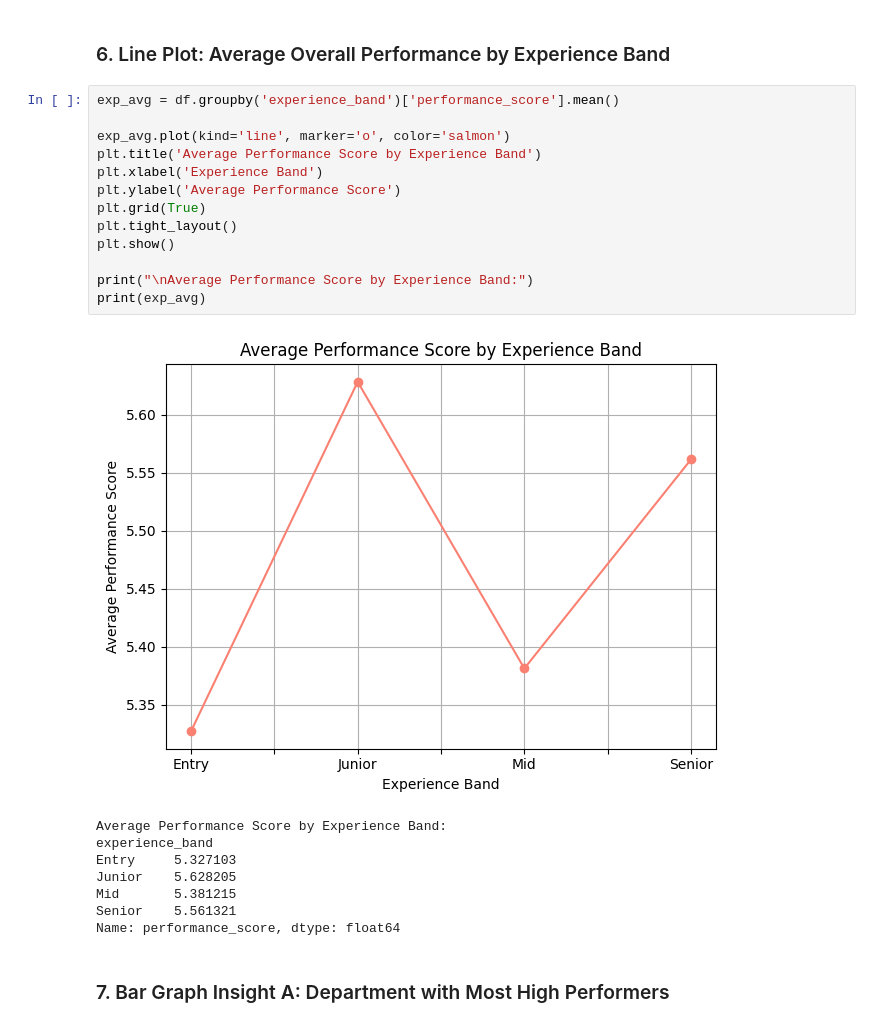
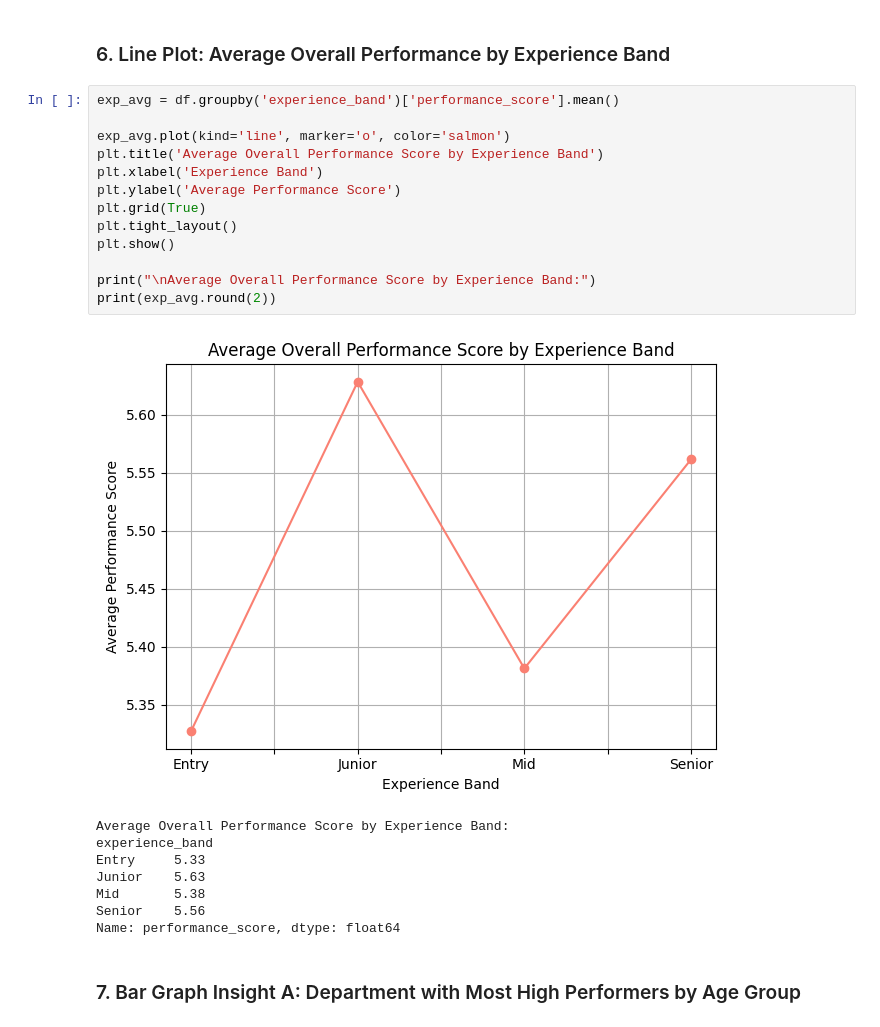
Before and after one commit to raquem-annierose/PolyTech-final-output, a Jupyter notebook: employee_performance_analysis.ipynb, the cells around one changed output. Cells and saved outputs as stored; diff of their text form.

```diff
--- a/employee_performance_analysis.ipynb
+++ b/employee_performance_analysis.ipynb
@@ -360,24 +362,24 @@ Name: count, dtype: int64
 # %%
 exp_avg = df.groupby('experience_band')['performance_score'].mean()
 
 exp_avg.plot(kind='line', marker='o', color='salmon')
-plt.title('Average Performance Score by Experience Band')
+plt.title('Average Overall Performance Score by Experience Band')
 plt.xlabel('Experience Band')
 plt.ylabel('Average Performance Score')
 plt.grid(True)
 plt.tight_layout()
 plt.show()
 
-print("\nAverage Performance Score by Experience Band:")
-print(exp_avg)
+print("\nAverage Overall Performance Score by Experience Band:")
+print(exp_avg.round(2))
 # %% [output]
-[figure, old version]
+[figure, new version]
-Average Performance Score by Experience Band:
+Average Overall Performance Score by Experience Band:
 experience_band
-Entry     5.327103
-Junior    5.628205
-Mid       5.381215
-Senior    5.561321
+Entry     5.33
+Junior    5.63
+Mid       5.38
+Senior    5.56
 Name: performance_score, dtype: float64
 # %% [markdown]
-### 7. Bar Graph  Insight A: Department with Most High Performers
+### 7. Bar Graph  Insight A: Department with Most High Performers by Age Group
```
Also changed, not shown: parts of 4 cells of this notebook.
